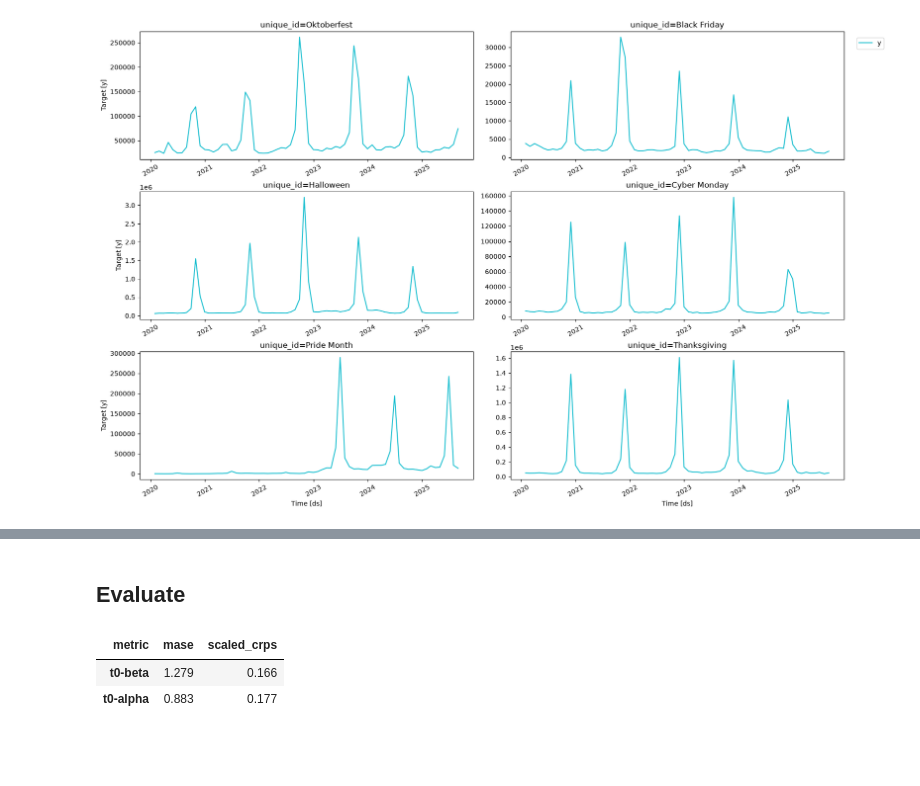
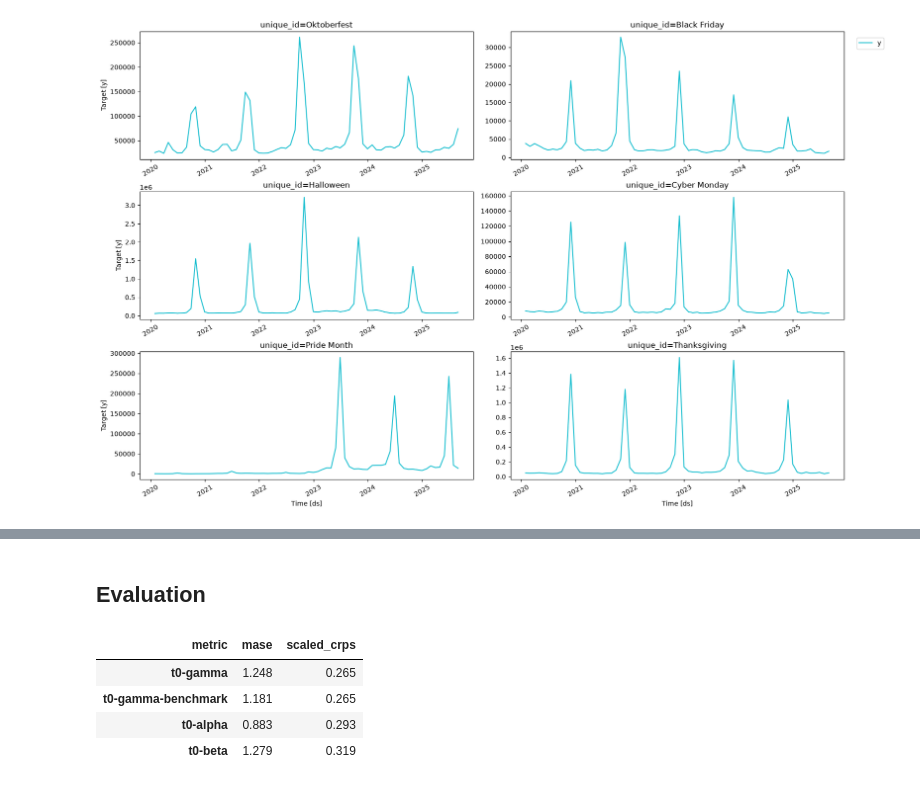
Before and after one commit to TimeCopilot/timecopilot, a Jupyter notebook: docs/examples/t0-family.ipynb, the cells around one changed output, grey strips where cells are left out. Cells and saved outputs as stored; diff of their text form; code cells hidden in the pictures; blank space fills up the shorter version.

```diff
--- a/docs/examples/t0-family.ipynb
+++ b/docs/examples/t0-family.ipynb
@@ -65,21 +86,20 @@ We compare T0 alpha and beta. Each model gets a distinct `alias` so forecasts ar
 # %%
-from timecopilot.models.foundation.t0 import T0
-
-context_length = 512
-batch_size = 8
+benchmark_settings = dict(
+    trim_leading_missing=True,
+    symmetric_averaging=True,
+    clip_nonnegative=True,
+    snap_integers=True,
+    cross_inference=64,
+)
 
 models = [
+    T0(repo_id="theforecastingcompany/t0-alpha", alias="t0-alpha"),
+    T0(repo_id="theforecastingcompany/t0-beta", alias="t0-beta"),
+    T0(repo_id="theforecastingcompany/t0-gamma", alias="t0-gamma"),
     T0(
-        repo_id="theforecastingcompany/t0-alpha",
-        alias="t0-alpha",
-        context_length=context_length,
-        batch_size=batch_size,
-    ),
-    T0(
-        repo_id="theforecastingcompany/t0-beta",
-        alias="t0-beta",
-        context_length=context_length,
-        batch_size=batch_size,
+        repo_id="theforecastingcompany/t0-gamma",
+        alias="t0-gamma-benchmark",
+        **benchmark_settings,
     ),
 ]
 
@@ -91,7 +114,5 @@ Beta supports fine-grained quantiles; alpha interpolates from its 5 native knots
 # %%
-level = [80, 90]
-h = 12
-cv_df = tcf.cross_validation(df=df, h=h, level=level)
-cv_df.head()
+level = [20, 40, 50, 60, 80]
+cv_df = tcf.cross_validation(df=df, h=12, level=level)
 # %% [output]
 WARNING:huggingface_hub.utils._http:Warning: You are sending unauthenticated requests to the HF Hub. Please set a HF_TOKEN to enable higher rate limits and faster downloads.
@@ -112,2 +133,2 @@ tcf.plot(df, cv_df.drop(columns=["cutoff", "y"]), level=[80])
 # %% [markdown]
-## Evaluate
+## Evaluation
@@ -114,19 +140,16 @@ tcf.plot(df, cv_df.drop(columns=["cutoff", "y"]), level=[80])
 # %%
-from functools import partial
-
-from utilsforecast.evaluation import evaluate
-from utilsforecast.losses import mase, scaled_crps
-
-metrics_df = evaluate(
+eval_df = evaluate(
     cv_df.drop(columns=["cutoff"]),
     train_df=df.query("ds <= '2024-08-31'"),
     metrics=[partial(mase, seasonality=12), scaled_crps],
     level=level,
 )
-metrics_df.groupby("metric").mean(numeric_only=True).T.sort_values(
+eval_df.groupby("metric").mean(numeric_only=True).T.sort_values(
     by="scaled_crps"
 ).round(3)
 # %% [output]
 | metric | mase | scaled_crps |
-| t0-beta | 1.279 | 0.166 |
-| t0-alpha | 0.883 | 0.177 |
+| t0-gamma | 1.248 | 0.265 |
+| t0-gamma-benchmark | 1.181 | 0.265 |
+| t0-alpha | 0.883 | 0.293 |
+| t0-beta | 1.279 | 0.319 |
```
Also changed, not shown: parts of 14 cells of this notebook, 13 other files.
